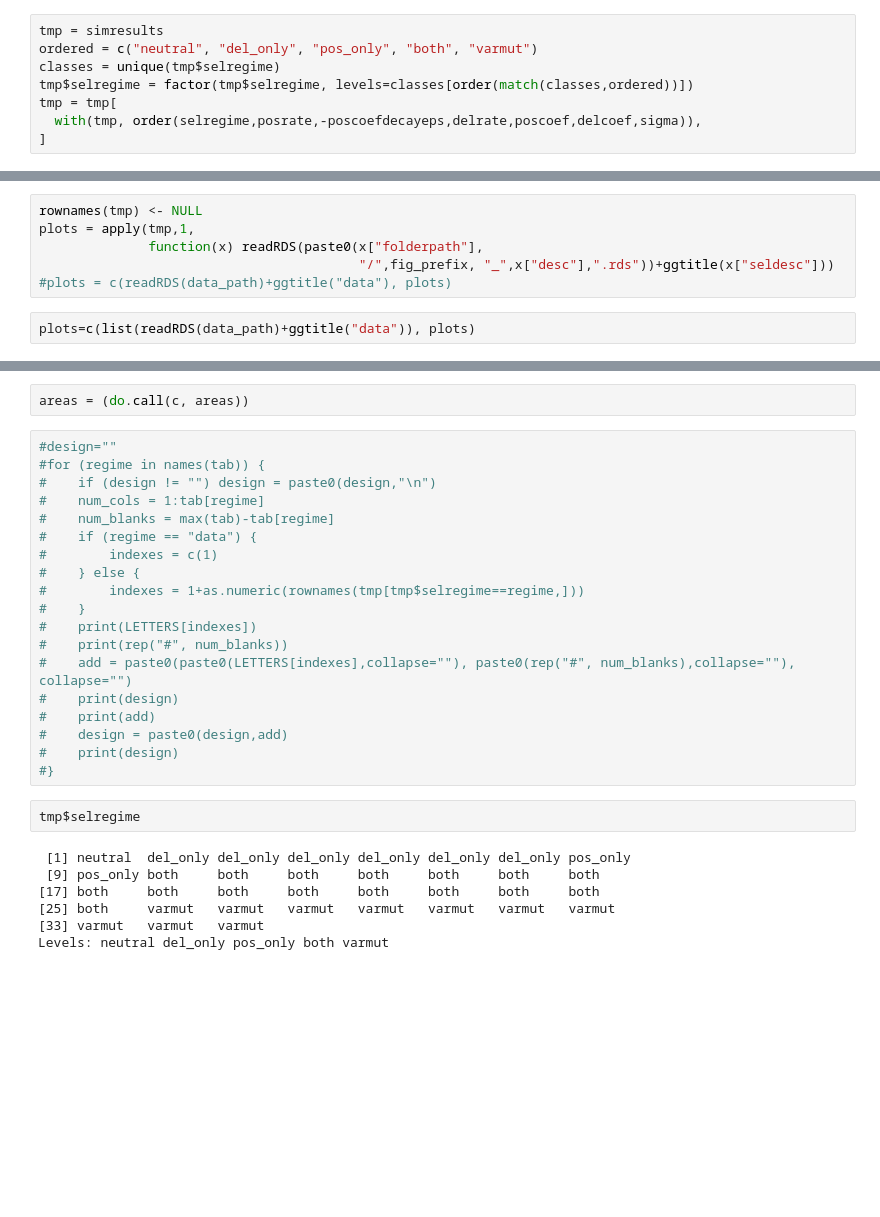
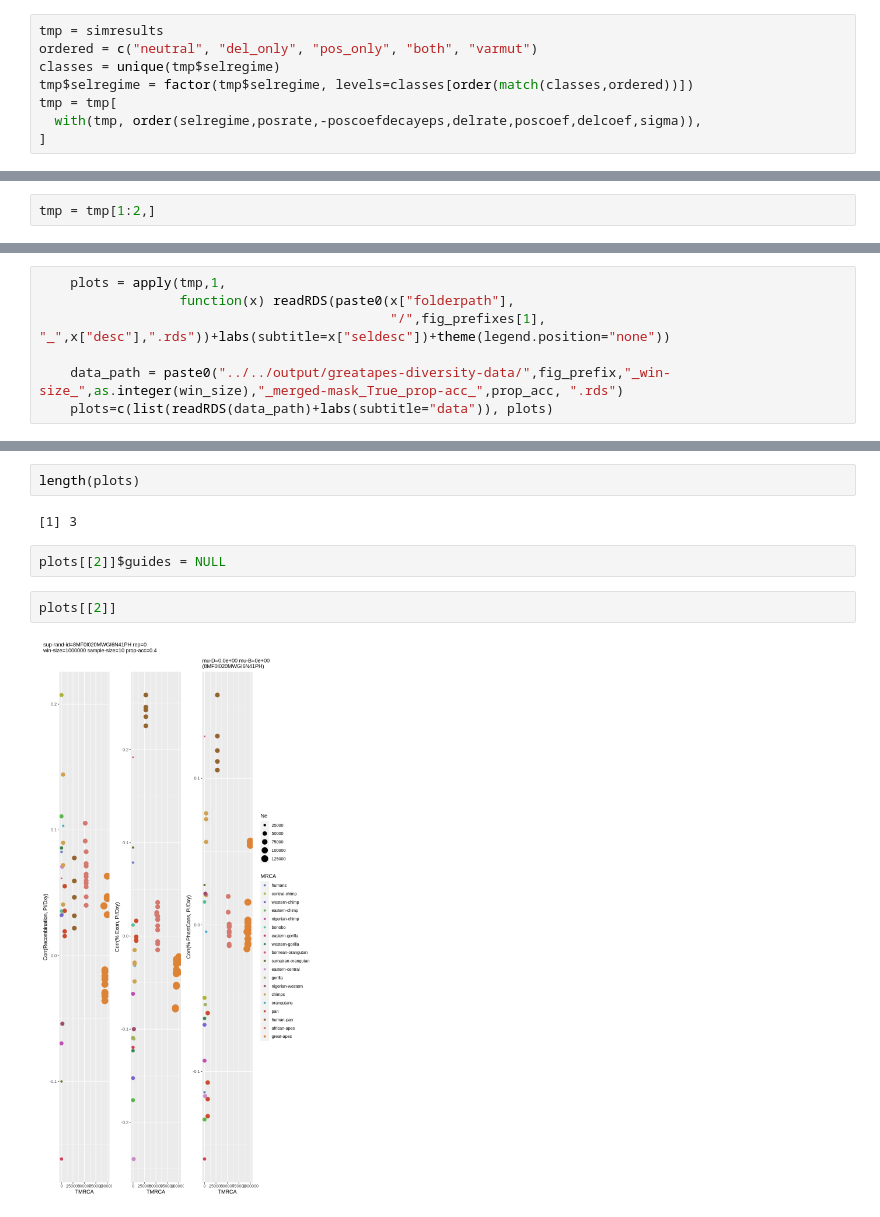
Before and after one commit to kr-colab/greatapes_sims, a Jupyter notebook: scripts/R/data-and-sims_panels.ipynb, the cells around one changed output, grey strips where cells are left out. Drawn from its saved outputs; the diff is of its cells as text; blank space fills up the shorter version.

Commit message:
adding more plots in panels

```diff
--- a/scripts/R/data-and-sims_panels.ipynb
+++ b/scripts/R/data-and-sims_panels.ipynb
@@ -125,0 +106,2 @@ order(tmp$selregime)
+# %%
+tmp = tmp[1:2,]
@@ -126,8 +124,7 @@ order(tmp$selregime)
 # %%
-rownames(tmp) <- NULL
-plots = apply(tmp,1,
-              function(x) readRDS(paste0(x["folderpath"],
-                                         "/",fig_prefix, "_",x["desc"],".rds"))+ggtitle(x["seldesc"]))
-#plots = c(readRDS(data_path)+ggtitle("data"), plots)
+    plots = apply(tmp,1,
+                  function(x) readRDS(paste0(x["folderpath"],
+                                             "/",fig_prefixes[1], "_",x["desc"],".rds"))+labs(subtitle=x["seldesc"])+theme(legend.position="none"))
+
+    data_path = paste0("../../output/greatapes-diversity-data/",fig_prefix,"_win-size_",as.integer(win_size),"_merged-mask_True_prop-acc_",prop_acc, ".rds")
+    plots=c(list(readRDS(data_path)+labs(subtitle="data")), plots)
-# %%
-plots=c(list(readRDS(data_path)+ggtitle("data")), plots)
@@ -154,30 +131,10 @@ for (regime in names(tab)) {
-# %%
-areas = (do.call(c, areas))
-# %%
-#design=""
-#for (regime in names(tab)) {
-#    if (design != "") design = paste0(design,"\n")
-#    num_cols = 1:tab[regime]
-#    num_blanks = max(tab)-tab[regime]
-#    if (regime == "data") {
-#        indexes = c(1)
-#    } else {
-#        indexes = 1+as.numeric(rownames(tmp[tmp$selregime==regime,]))
-#    }
-#    print(LETTERS[indexes])
-#    print(rep("#", num_blanks))
-#    add = paste0(paste0(LETTERS[indexes],collapse=""), paste0(rep("#", num_blanks),collapse=""), collapse="")
-#    print(design)
-#    print(add)
-#    design = paste0(design,add)
-#    print(design)
-#}
-# %%
-tmp$selregime
-# %% [output]
- [1] neutral  del_only del_only del_only del_only del_only del_only pos_only
- [9] pos_only both     both     both     both     both     both     both
-[17] both     both     both     both     both     both     both     both
-[25] both     varmut   varmut   varmut   varmut   varmut   varmut   varmut
-[33] varmut   varmut   varmut
-Levels: neutral del_only pos_only both varmut
+# %%
+length(plots)
+# %% [output]
+[1] 3
+# %%
+plots[[2]]$guides = NULL
+# %%
+plots[[2]]
+# %% [output]
+[figure, added]
```
Also changed, not shown: parts of 30 cells of this notebook, 1 other file.
